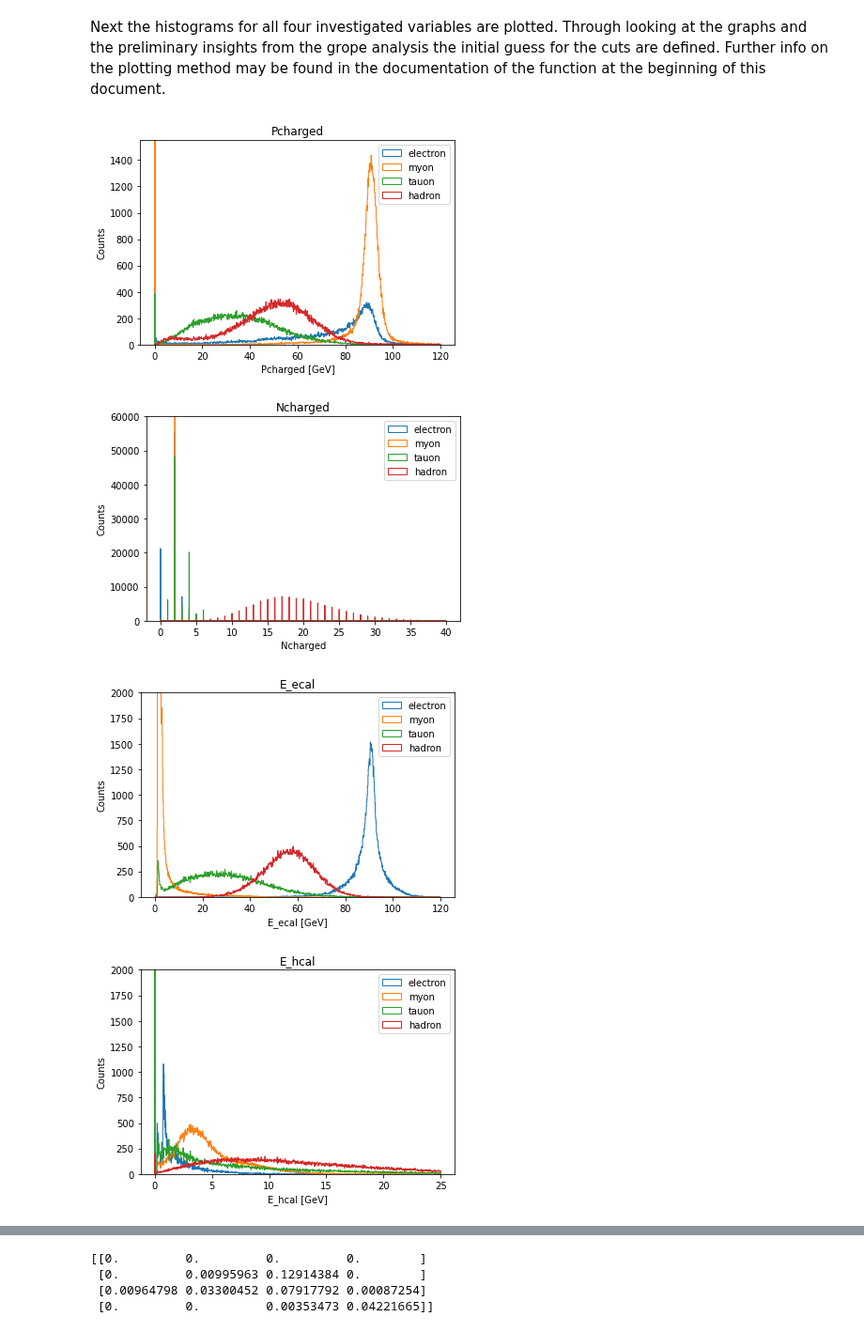
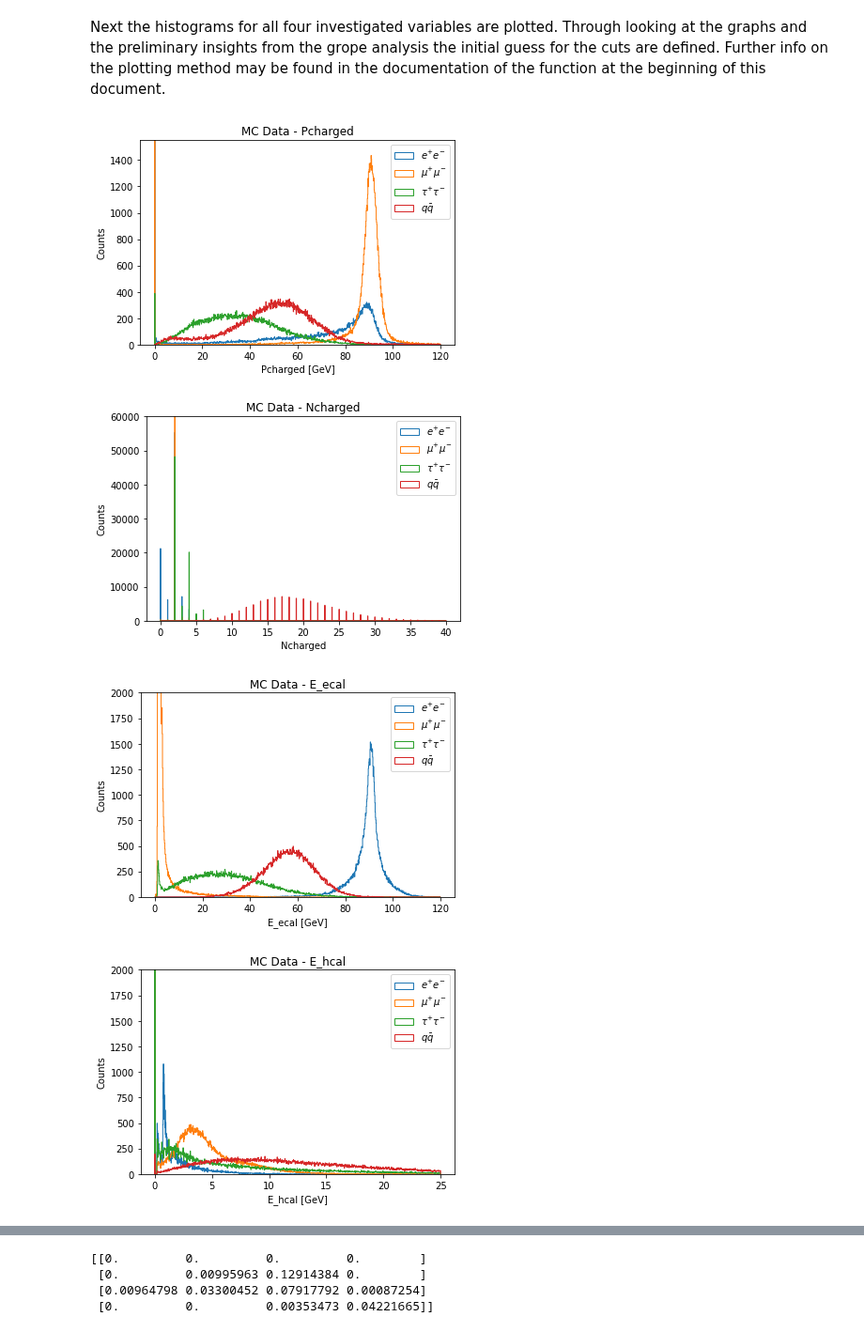
Before and after one commit to josepretel/z0-precisionmeasurement, a Jupyter notebook: 02_z0_detector_statistical_analysis_tu_fs.ipynb, the cells around one changed output, grey strips where cells are left out. Shown at 94% size. Saved outputs shown, nothing was run; the diff lists cells and outputs as text; code cells hidden in the pictures.

```diff
--- a/02_z0_detector_statistical_analysis_tu_fs.ipynb
+++ b/02_z0_detector_statistical_analysis_tu_fs.ipynb
@@ -162,8 +163,8 @@ variables = ['Pcharged', 'Ncharged', 'E_ecal', 'E_hcal']
 # %% [output]
 ' The list of branches in th TTree (i.e. list of variable names) may be printed with the below command'
 # %%
-'''create an array of all decay types investigated'''
-decay_types = ['electron', 'myon', 'tauon', 'hadron']
+'''labels for the decay types for legends'''
+decay_types_labels = [r'$e^{+}e^{-}$', r'$\mu^{+}\mu^{-}$', r'$\tau^{+}\tau^{-}$', r'$q\bar{q}$']
 
 '''create dictionaries for each decay product'''
 ee_dic = {}
@@ -197,60 +198,60 @@ for dic in all_dic:
 Next the histograms for all four investigated variables are plotted. Through looking at the graphs and the preliminary insights from the grope analysis the initial guess for the cuts are defined. Further info on the plotting method may be found in the documentation of the function at the beginning of this document.
 # %%
 plot_hist_of_arrays(list_of_arrays=Pcharged,
-                    list_of_labels=decay_types,
+                    list_of_labels=decay_types_labels,
                     list_of_bins=[1000, 1000, 1000, 1000],
-                    title='Pcharged',
+                    title='MC Data - Pcharged',
                     xrange=(0, 120),
                     yrange=(0, 1550),
                     xlabel='Pcharged [GeV]'
                     )
 plot_hist_of_arrays(list_of_arrays=Ncharged,
-                    list_of_labels=decay_types,
+                    list_of_labels=decay_types_labels,
                     list_of_bins=[1000, 1000, 1000, 1000],
-                    title='Ncharged',
+                    title='MC Data - Ncharged',
                     xrange=(0, 40),
                     yrange=(0, 60000),
                     xlabel='Ncharged'
                     )
 plot_hist_of_arrays(list_of_arrays=E_ecal,
-                    list_of_labels=decay_types,
+                    list_of_labels=decay_types_labels,
                     list_of_bins=[1000, 1000, 1000, 1000],
-                    title='E_ecal',
+                    title='MC Data - E_ecal',
                     xrange=(0, 120),
                     yrange=(0, 2000),
                     xlabel='E_ecal [GeV]'
                     )
 plot_hist_of_arrays(list_of_arrays=E_hcal,
-                    list_of_labels=decay_types,
+                    list_of_labels=decay_types_labels,
                     list_of_bins=[1000, 1000, 1000, 1000],
-                    title='E_hcal',
+                    title='MC Data - E_hcal',
                     xrange=(0, 25),
                     yrange=(0, 2000),
                     xlabel='E_hcal [GeV]'
                     )
 
 '''create dictionary for cuts definition'''
 cuts_initial = {'ee': {}, 'mm': {}, 'tt': {}, 'qq': {}}
 
-'''cuts manually defined by looking at the graphs'''
+'''first guess cuts manually defined by looking at the graphs'''
 cuts_initial['ee'] = {'Ncharged': (0, 6),
                       'Pcharged': (0, 120),
                       'E_ecal': (70, 120),
                       'E_hcal': (0, 10)}
 cuts_initial['mm'] = {'Ncharged': (0, 6),
                       'Pcharged': (0, 120),
                       'E_ecal': (0, 15),
                       'E_hcal': (0, 10)}
 cuts_initial['tt'] = {'Ncharged': (0, 6),
                       'Pcharged': (0, 60),
                       'E_ecal': (0, 60),
                       'E_hcal': (0, 120)}
 cuts_initial['qq'] = {'Ncharged': (6, 60),
                       'Pcharged': (0, 120),
                       'E_ecal': (40, 80),
                       'E_hcal': (0, 120)}
 # %% [output]
-[figure, old version]
+[figure, new version]
-[figure, old version]
+[figure, new version]
-[figure, old version]
+[figure, new version]
-[figure, old version]
+[figure, new version]
```
Also changed, not shown: parts of 23 cells of this notebook, 1 other file.
